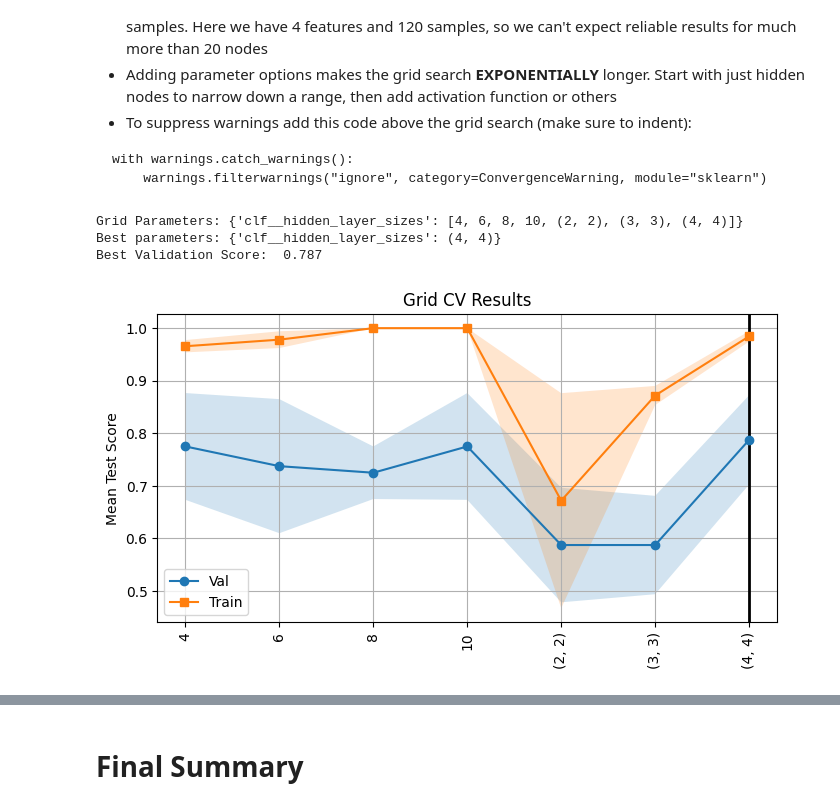
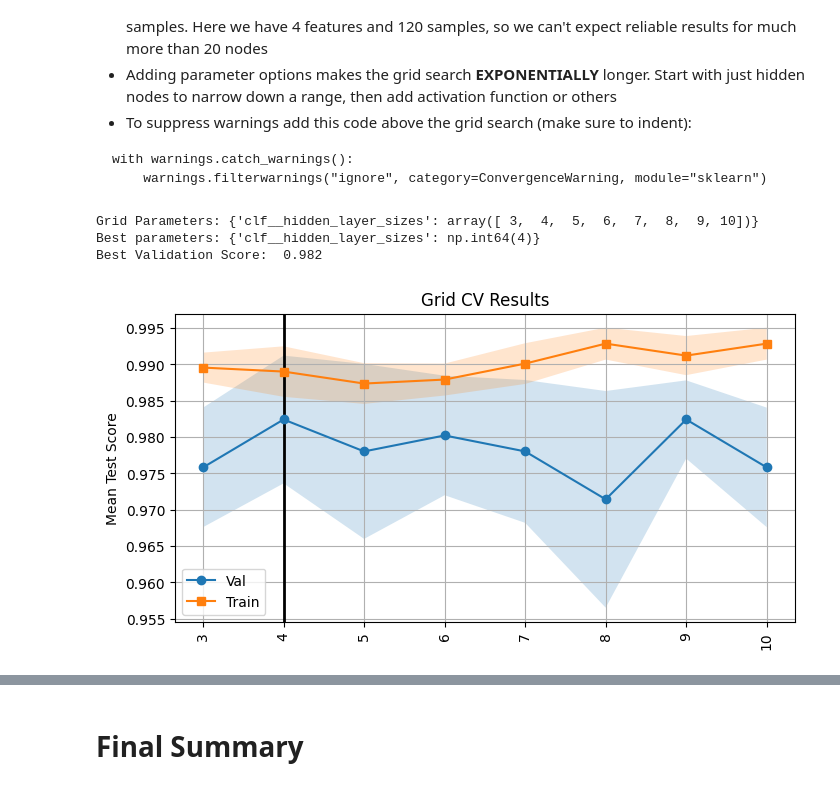
Before and after one commit to mdaugherity/MachineLearning2026, a Jupyter notebook: tutorial/Classification_Recipe.ipynb, the cells around one changed output, grey strips where cells are left out. Drawn from its saved outputs; the diff is of its cells as text; code cells hidden in the pictures.

```diff
--- a/tutorial/Classification_Recipe.ipynb
+++ b/tutorial/Classification_Recipe.ipynb
@@ -242,7 +254,7 @@ estimators = [('scaler', StandardScaler()), ('clf', LinearSVC()) ]
 pipe = Pipeline(estimators)
 
 # Grid Search Parameters
-CS = np.logspace(-2,2,5)
+CS = np.logspace(-4,0,5)
 params = {'clf__C':CS}
 print('Grid Parameters:',params)
 
@@ -396,11 +408,12 @@ estimators = [('scaler', StandardScaler()), ('clf', KNeighborsClassifier()) ]
 pipe = Pipeline(estimators)
 
 # Grid Search Parameters
-WLIST = ['uniform','distance']
 #KLIST = np.arange(1,11)
-KLIST = np.arange(1,25,2)
-#params = {'clf__n_neighbors':KLIST, 'clf__weights':WLIST}
-params = {'clf__n_neighbors':KLIST}
+KLIST = np.arange(5,25,2)
+params = {'clf__n_neighbors':KLIST} # one par
+#WLIST = ['uniform','distance']
+#params = {'clf__n_neighbors':KLIST, 'clf__weights':WLIST} # two pars
+
 print('Grid Parameters:',params)
 
 grid_clf = GridSearchCV(pipe, param_grid=params, return_train_score=True)
@@ -457,8 +469,0 @@ Best Validation Score:  0.925
-# %%
-# To train a new unscaled tree you can use this:
-clf = DecisionTreeClassifier(max_depth = grid_clf.best_params_['clf__max_depth'])
-clf.fit(X_train,y_train)
-
-plt.figure(figsize=(15,5))
-plot_tree(clf, filled=True, feature_names=features)
-plt.show()
@@ -526,7 +529,7 @@ estimators = [('scaler', StandardScaler()),
 pipe = Pipeline(estimators)
 
 # Grid Search Parameters
-params = {'clf__max_iter':[10,15,20,100]}
+params = {'clf__max_iter':[20,50,100,150]}
 print('Grid Parameters:',params)
 
 grid_clf = GridSearchCV(pipe, param_grid=params, return_train_score=True)
@@ -561,27 +564,27 @@ with warnings.catch_warnings():
 # %%
 # Define Pipeline
 estimators = [('scaler', StandardScaler()), ('clf', MLPClassifier(max_iter=2000, random_state=0)) ]
 pipe = Pipeline(estimators)
 
 # Grid Search Parameters
-#params = {'clf__hidden_layer_sizes': np.arange(2,10)}   # start with something like this for single layer
-params = {'clf__hidden_layer_sizes': [(4),(6),(8),(10),(2,2),(3,3),(4,4)]}   # 2 layer example
+params = {'clf__hidden_layer_sizes': np.arange(3,11)}   # start with something like this for single layer
+#params = {'clf__hidden_layer_sizes': [(4),(6),(8),(10),(2,2),(3,3),(4,4)]}   # 2 layer example
 #params = {'clf__hidden_layer_sizes': [(5),(10),(3,3),(4,4)],  'clf__activation': ['tanh', 'relu'] } # varying activation functions
 print('Grid Parameters:',params)
 
 grid_clf = GridSearchCV(pipe, param_grid=params, return_train_score=True)
 grid_clf.fit(X_train, y_train)
 
 print('Best parameters:', grid_clf.best_params_)
 print(f"Best Validation Score:\t{grid_clf.best_score_:0.3f}")
 scores['NeuralNetwork'] = grid_clf.best_score_
 
 make_grid_plot(grid_clf) # Plot the results
 # %% [output]
-Grid Parameters: {'clf__hidden_layer_sizes': [4, 6, 8, 10, (2, 2), (3, 3), (4, 4)]}
-Best parameters: {'clf__hidden_layer_sizes': (4, 4)}
-Best Validation Score:  0.787
+Grid Parameters: {'clf__hidden_layer_sizes': array([ 3,  4,  5,  6,  7,  8,  9, 10])}
+Best parameters: {'clf__hidden_layer_sizes': np.int64(4)}
+Best Validation Score:  0.982
-[figure, old version]
+[figure, new version]
 # %%
 plt.figure(figsize=(6,3))
 clf = grid_clf.best_estimator_[-1]
```
Also changed, not shown: parts of 30 cells of this notebook.
